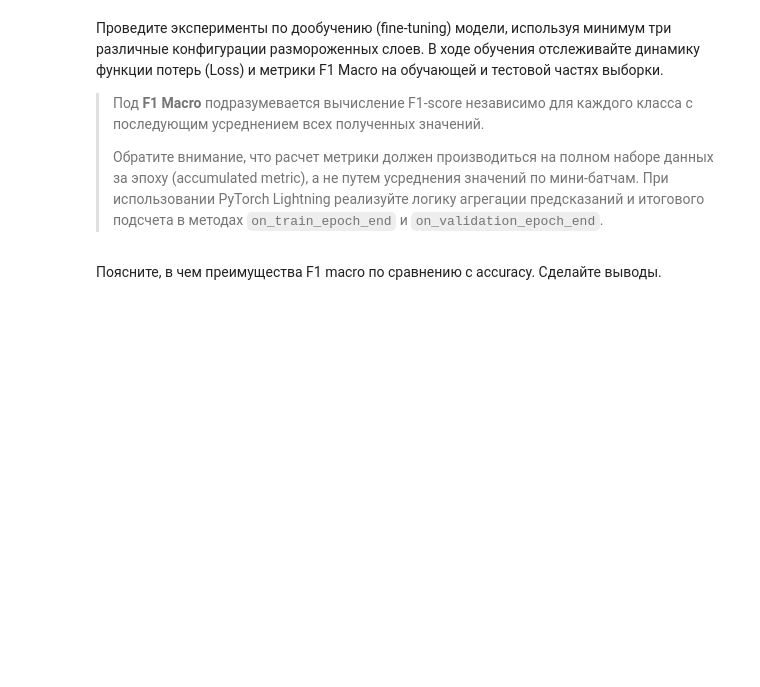
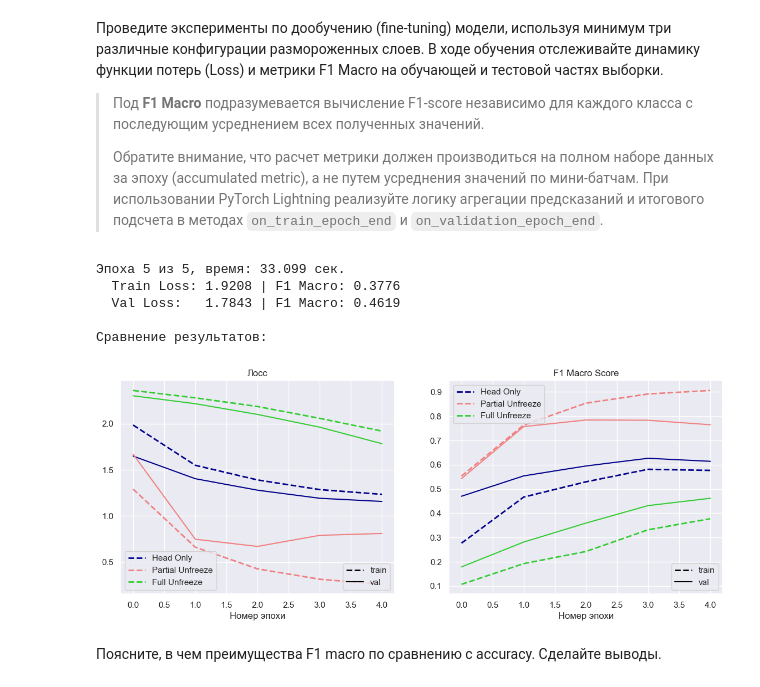
Before and after one commit to seidzi12/sad_homeworkes, a Jupyter notebook: my_nb/task12.ipynb, the cells around one changed output. Cells and saved outputs as stored; diff of their text form; code cells hidden in the pictures; blank space fills up the shorter version.

```diff
--- a/my_nb/task12.ipynb
+++ b/my_nb/task12.ipynb
@@ -109,6 +117,8 @@ data_path = Path("./artworks")
 # %% [output]
 "unzip" �� ���� ����७��� ��� ���譥�
 ��������, �ᯮ��塞�� �ணࠬ��� ��� ������ 䠩���.
+# %%
+data_path = Path(r"C:\Users\User\Desktop\SAD\artworks")
 # %% [markdown]
 Данные содержат папку с изображениями `images` и таблицу с основной информацией про художников `artists.csv`. Папка `images` в свою очередь состоит из папок `train` и `test` с обучающим и тестовым наборами данных соответственно. Рассмотрим, например, папку с тренировочным набором данных.
 # %%
@@ -305,3 +313,10 @@ val_dataset = torchvision.datasets.ImageFolder(
     transform=val_transform,
     is_valid_file=lambda x: Path(x) in val_files_set
 )
+# %%
+batch_size = 32
+train_loader = DataLoader(train_dataset, batch_size=batch_size, shuffle=True)
+val_loader = DataLoader(val_dataset, batch_size=batch_size, shuffle=True)
+
+images, labels = next(iter(train_loader))
+print(images.shape)
@@ -329,3 +511,65 @@ val_dataset = torchvision.datasets.ImageFolder(
+# %%
+# Функция для создания модели с разной степенью разморозки
+def create_model(config_type, num_classes):
+    model = models.efficientnet_v2_s(weights='DEFAULT')
+    in_features = model.classifier[1].in_features
+    model.classifier[1] = nn.Linear(in_features, num_classes)
+
+    # Subzero
+    for param in model.parameters():
+        param.requires_grad = False
+
+    #Разморозка
+    if config_type == "Head Only":
+        for param in model.classifier.parameters():
+            param.requires_grad = True
+
+    elif config_type == "Partial Unfreeze":
+        for param in model.classifier.parameters():
+            param.requires_grad = True
+        for block in model.features[6:]:
+            for param in block.parameters():
+                param.requires_grad = True
+
+    elif config_type == "Full Unfreeze":
+        for param in model.parameters():
+            param.requires_grad = True
+
+    return model.to(device)
+
+configs = ["Head Only", "Partial Unfreeze", "Full Unfreeze"]
+all_histories = []
+
+num_classes = len(train_dataset.classes)
+
+EPOCHS = 5
+
+for conf in configs:
+    print(f"\n--- Запуск эксперимента: {conf} ---")
+    model = create_model(conf, num_classes)
+    lr = 1e-5 if conf == "Full Unfreeze" else 1e-3
+
+    optimizer = optim.Adam(filter(lambda p: p.requires_grad, model.parameters()), lr=lr)
+    criterion = nn.CrossEntropyLoss()
+    history = train(
+        model, criterion, optimizer,
+        train_loader, val_loader,
+        num_epochs=EPOCHS,
+        model_name=conf
+    )
+
+    all_histories.append(history)
+
+
+print("\nСравнение результатов:")
+plot_histories(all_histories, configs)
+# %% [output]
+Эпоха 5 из 5, время: 33.099 сек.
+  Train Loss: 1.9208 | F1 Macro: 0.3776
+  Val Loss:   1.7843 | F1 Macro: 0.4619
+
+Сравнение результатов:
+[figure, added]
 # %% [markdown]
 Поясните, в чем преимущества F1 macro по сравнению с accuracy. Сделайте выводы.
 # %% [markdown]
```
Also changed, not shown: parts of 9 cells of this notebook.
